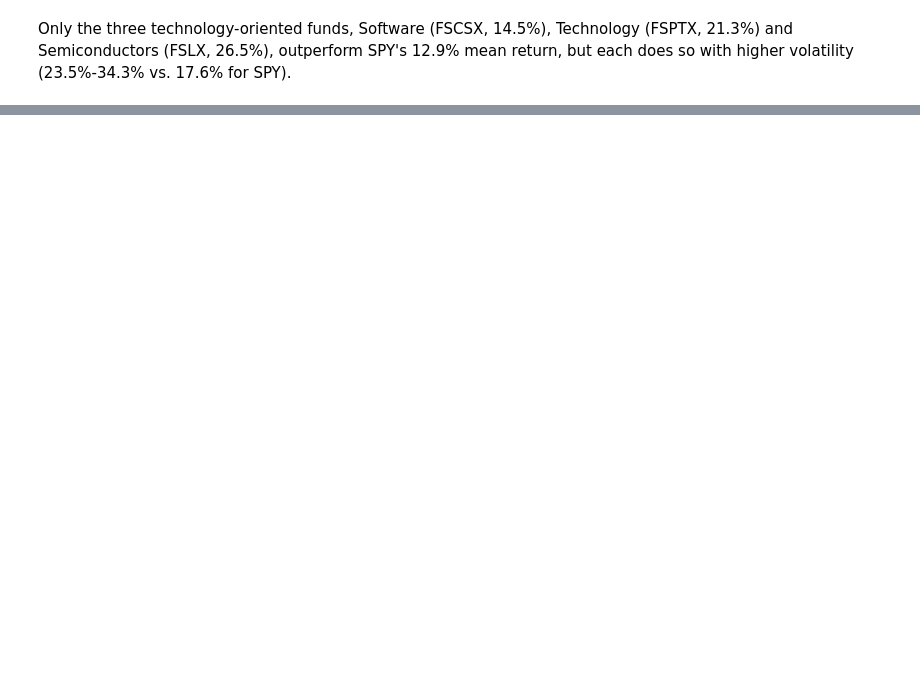
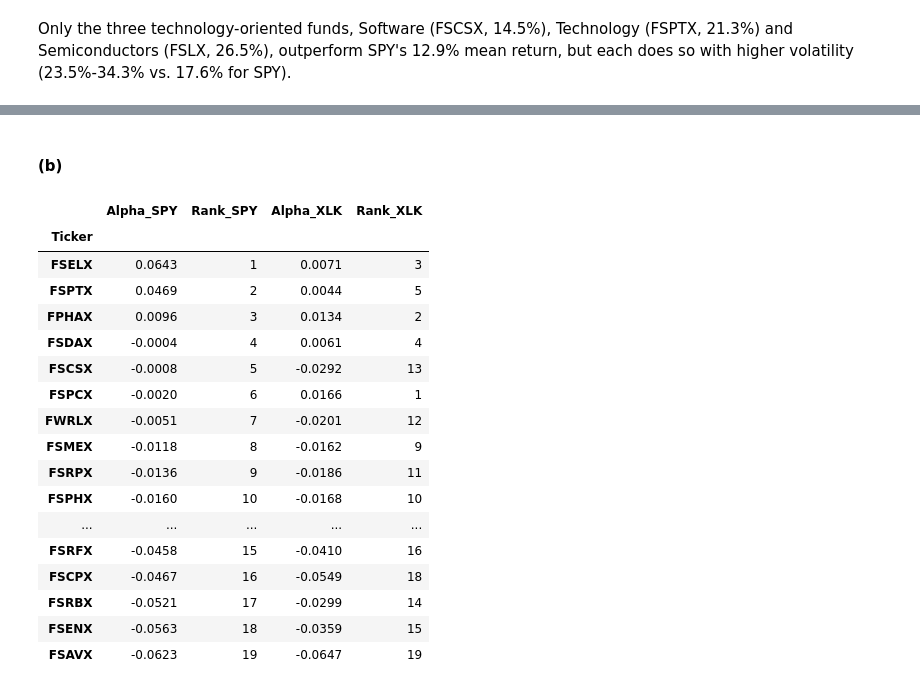
Before and after one commit to ctorello17/Project1, a Jupyter notebook: project1.ipynb, the cells around one changed output, grey strips where cells are left out. Saved outputs shown, nothing was run; the diff lists cells and outputs as text; code cells hidden in the pictures; blank space fills up the shorter version.

```diff
--- a/project1.ipynb
+++ b/project1.ipynb
@@ -54,4 +54,15 @@ Date
 # %%
-mean_returns = log_returns.mean(axis=0)*252
-mean_returns
+mean_returns = log_returns.mean() * 252
+volatilities = log_returns.std() * np.sqrt(252)
+sharpe_ratio = mean_returns / volatilities
+
+absolute = pd.DataFrame({
+    "Mean Return": mean_returns,
+    "Volatility": volatilities,
+    "Sharpe Ratio": sharpe_ratio,
+})
+
+summary_abs = absolute.describe().loc[["min", "25%", "mean", "50%", "75%", "max"]]
+summary_abs.index = ["Min", "Q1", "Mean", "Median", "Q3", "Max"]
+summary_abs.round(4)
 # %% [output]
@@ -307,0 +223,15 @@ summary
+# %%
+xlk_prices = yf.download("XLK", start="2015-01-01", end="2026-10-01",
+                         auto_adjust=False, progress=False)["Adj Close"].squeeze()
+xlk_log_returns = np.log(xlk_prices).diff().dropna().reindex(log_returns.index)
+xlk_mean_return = xlk_log_returns.mean() * 252
+
+returns_xlk = log_returns[funds].copy()
+returns_xlk["XLK"] = xlk_log_returns
+cov_xlk = returns_xlk.cov() * 252
+betas_xlk = (cov_xlk["XLK"] / cov_xlk.loc["XLK", "XLK"]).drop("XLK")
+
+alphas_xlk = mean_returns - betas_xlk * xlk_mean_return
+treynor_xlk = mean_returns / betas_xlk
+tracking_error_xlk = log_returns[funds].sub(xlk_log_returns, axis=0).std() * np.sqrt(252)
+information_ratio_xlk = (mean_returns - xlk_mean_return) / tracking_error_xlk
@@ -307,0 +259,29 @@ summary
+# %% [markdown]
+#### (b)
+# %%
+compare = pd.DataFrame({
+    "Alpha_SPY": alphas[funds],
+    "Rank_SPY": alphas[funds].rank(ascending=False).astype(int),
+    "Alpha_XLK": alphas_xlk,
+    "Rank_XLK": alphas_xlk.rank(ascending=False).astype(int),
+}).sort_values("Rank_SPY")
+display(compare.round(4))
+# %% [output]
+|  | Alpha_SPY | Rank_SPY | Alpha_XLK | Rank_XLK |
+| Ticker |  |  |  |  |
+| FSELX | 0.0643 | 1 | 0.0071 | 3 |
+| FSPTX | 0.0469 | 2 | 0.0044 | 5 |
+| FPHAX | 0.0096 | 3 | 0.0134 | 2 |
+| FSDAX | -0.0004 | 4 | 0.0061 | 4 |
+| FSCSX | -0.0008 | 5 | -0.0292 | 13 |
+| FSPCX | -0.0020 | 6 | 0.0166 | 1 |
+| FWRLX | -0.0051 | 7 | -0.0201 | 12 |
+| FSMEX | -0.0118 | 8 | -0.0162 | 9 |
+| FSRPX | -0.0136 | 9 | -0.0186 | 11 |
+| FSPHX | -0.0160 | 10 | -0.0168 | 10 |
+| ... | ... | ... | ... | ... |
+| FSRFX | -0.0458 | 15 | -0.0410 | 16 |
+| FSCPX | -0.0467 | 16 | -0.0549 | 18 |
+| FSRBX | -0.0521 | 17 | -0.0299 | 14 |
+| FSENX | -0.0563 | 18 | -0.0359 | 15 |
+| FSAVX | -0.0623 | 19 | -0.0647 | 19 |
```
Also changed, not shown: parts of 30 cells of this notebook.
